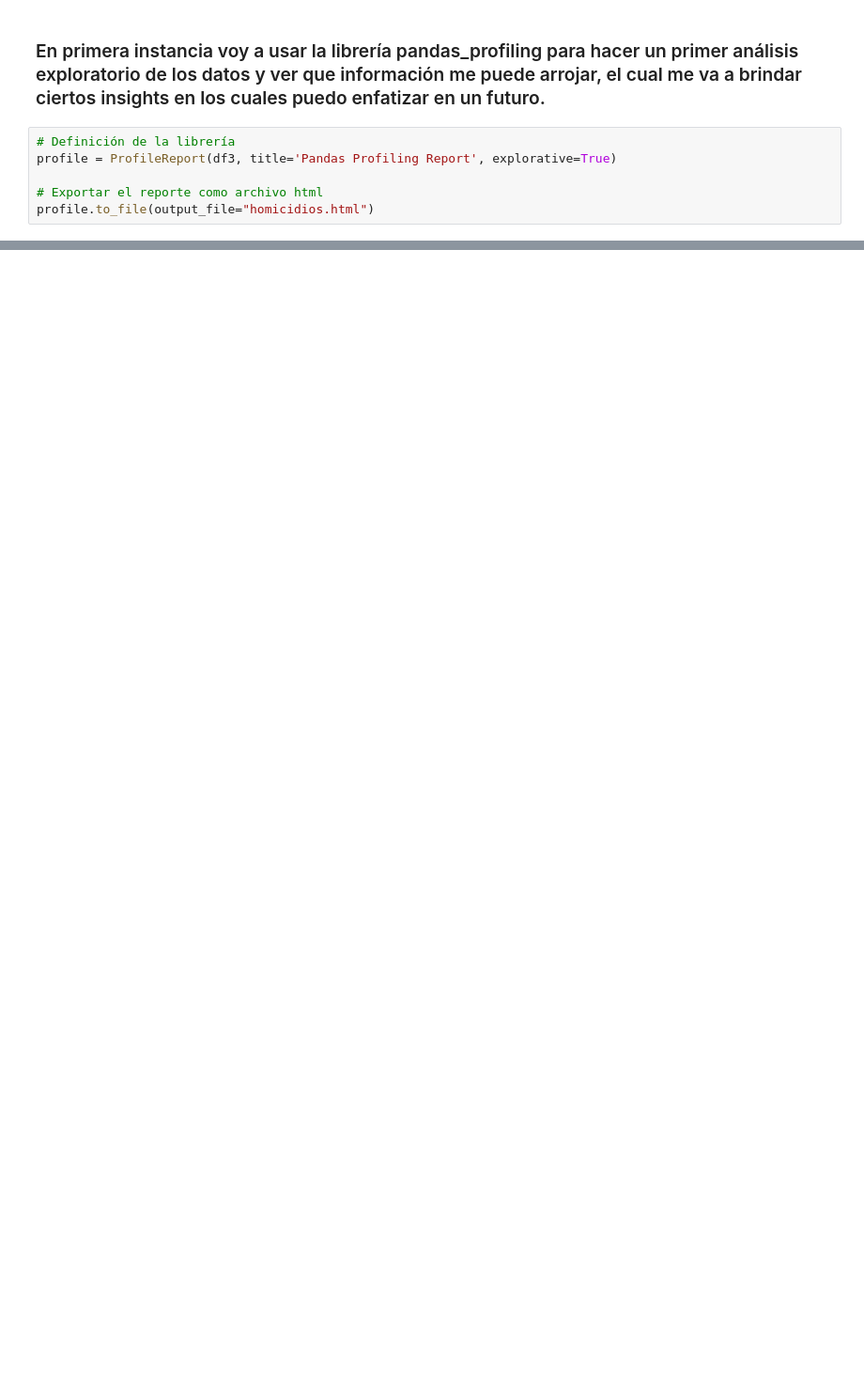
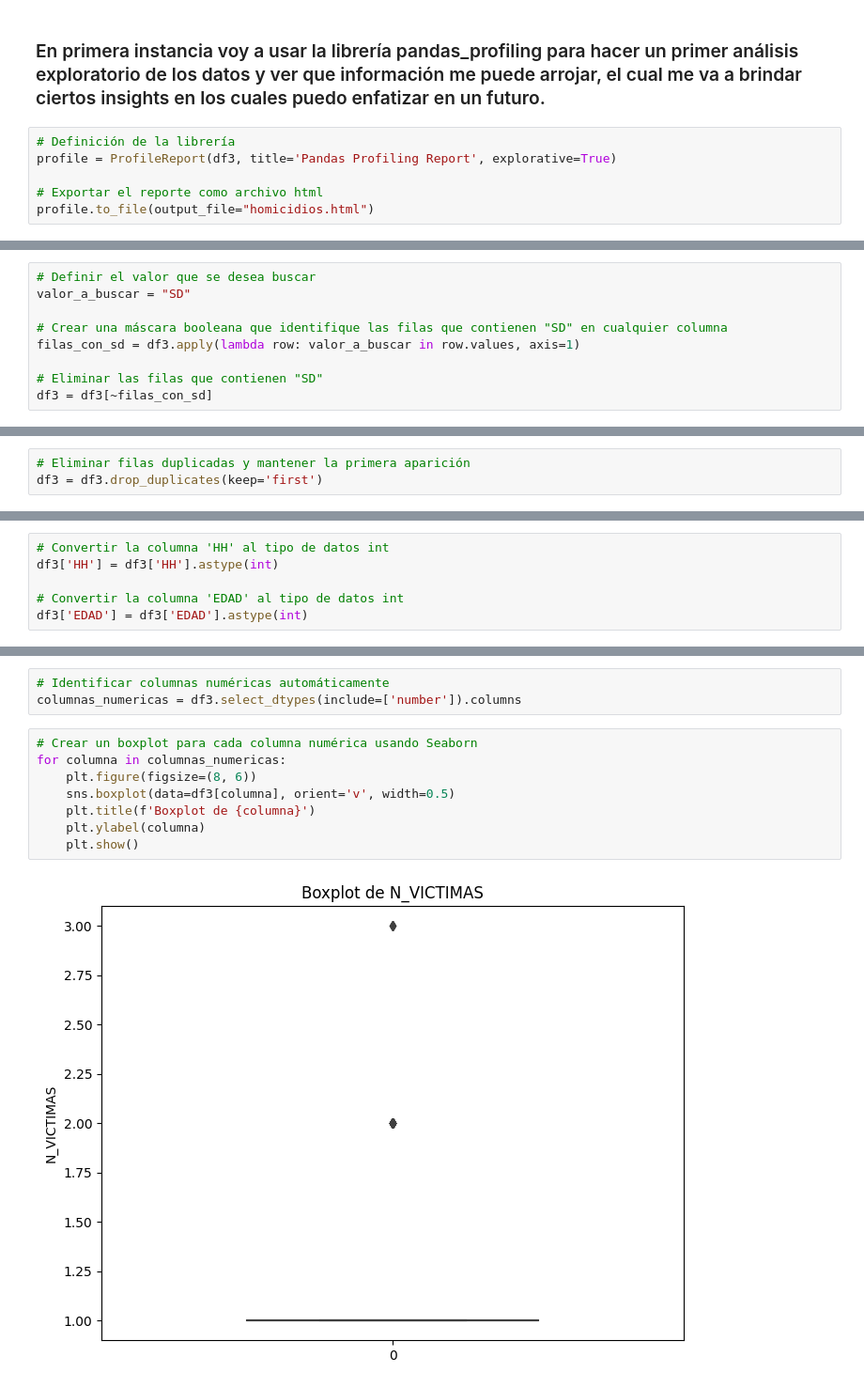
Before and after one commit to AndresSanchezCO/PI2_DA, a Jupyter notebook: eda.ipynb, the cells around one changed output, grey strips where cells are left out. Shown at 94% size. Cells and saved outputs as stored; diff of their text form; blank space fills up the shorter version.

Commit message:
Primer EDA

```diff
--- a/eda.ipynb
+++ b/eda.ipynb
@@ -155,0 +323,9 @@ Index(['ID', 'N_VICTIMAS', 'FECHA', 'AAAA_x', 'MM_x', 'DD_x', 'HORA', 'HH',
+# %%
+# Definir el valor que se desea buscar
+valor_a_buscar = "SD"
+
+# Crear una máscara booleana que identifique las filas que contienen "SD" en cualquier columna
+filas_con_sd = df3.apply(lambda row: valor_a_buscar in row.values, axis=1)
+
+# Eliminar las filas que contienen "SD"
+df3 = df3[~filas_con_sd]
@@ -155,0 +350,3 @@ Index(['ID', 'N_VICTIMAS', 'FECHA', 'AAAA_x', 'MM_x', 'DD_x', 'HORA', 'HH',
+# %%
+# Eliminar filas duplicadas y mantener la primera aparición
+df3 = df3.drop_duplicates(keep='first')
@@ -177,0 +381,6 @@ dtype: object
+# %%
+# Convertir la columna 'HH' al tipo de datos int
+df3['HH'] = df3['HH'].astype(int)
+
+# Convertir la columna 'EDAD' al tipo de datos int
+df3['EDAD'] = df3['EDAD'].astype(int)
@@ -177,0 +413,13 @@ dtype: object
+# %%
+# Identificar columnas numéricas automáticamente
+columnas_numericas = df3.select_dtypes(include=['number']).columns
+# %%
+# Crear un boxplot para cada columna numérica usando Seaborn
+for columna in columnas_numericas:
+    plt.figure(figsize=(8, 6))
+    sns.boxplot(data=df3[columna], orient='v', width=0.5)
+    plt.title(f'Boxplot de {columna}')
+    plt.ylabel(columna)
+    plt.show()
+# %% [output]
+[figure, added]
```
Also changed, not shown: parts of 40 cells of this notebook, 3 other files.
